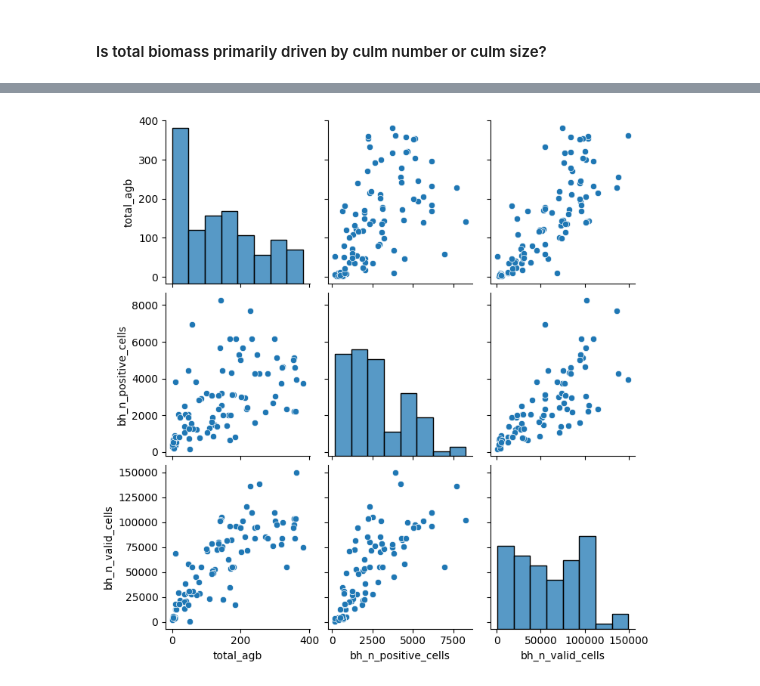
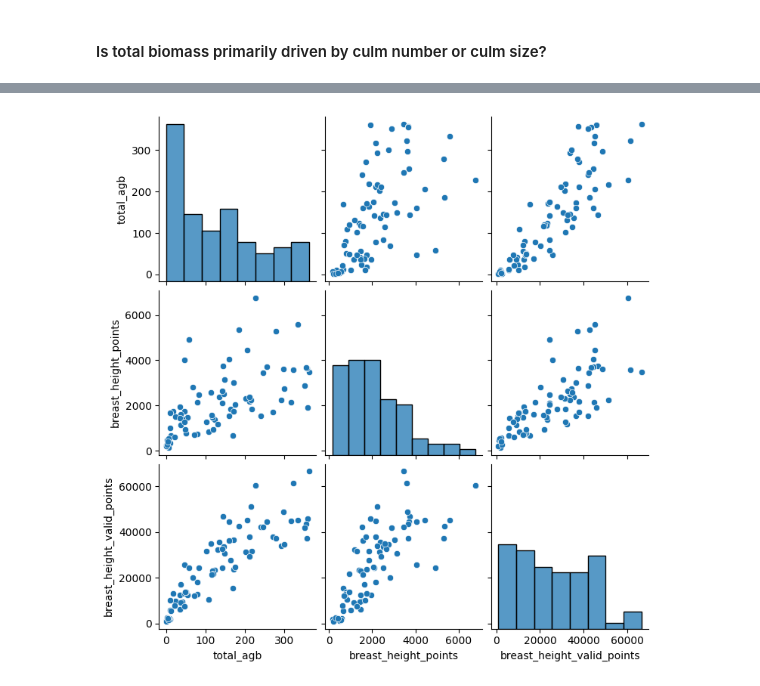
Before and after one commit to acreinsightsltd-terp/ECOPLANET-BIOMASS-MODELLING, a Jupyter notebook: 04_SCRIPTS/EDA/exploratory_data_analysis.ipynb, the cells around one changed output, grey strips where cells are left out. Cells and saved outputs as stored; diff of their text form; code cells hidden in the pictures.

Commit message:
Edited markdown cells and general documentation

```diff
--- a/04_SCRIPTS/EDA/exploratory_data_analysis.ipynb
+++ b/04_SCRIPTS/EDA/exploratory_data_analysis.ipynb
@@ -17,6 +44,6 @@ import os
 # %%
 inter_dir = '../../02_INTERMEDIATE'
-merged_filepath = f'{inter_dir}/final_bamboo_parameters_v08.gpkg'
+merged_filepath = f'{inter_dir}/merged_acre_ecoplanet_parameters.gpkg'
 if os.path.exists(merged_filepath):
     gdf = gpd.read_file(merged_filepath)
 else:
@@ -208,3 +260,7 @@ plt.show()
 # %%
 gdf = gdf[gdf['year'] == 2026]
+target_plot = '1a-GB-05'
+target_date = '3/13/2026'
+# filter out the specific rows using boolean indexing
+gdf = gdf[~((gdf['psp'] == target_plot) & (gdf['date_of_collection'] == target_date))]
 gdf = gdf[gdf['total_agb'] != 0]
@@ -391,13 +435,12 @@ Index(['psp', 'year', 'date_of_collection', 'clump_id', 'total_culms',
 # %%
 sns.pairplot(
     df[
         [
             "total_agb",
-            'bh_n_positive_cells', 'bh_n_valid_cells'
+            'breast_height_points', 'breast_height_valid_points'
         ]
     ]
 )
-# plt.savefig(f'{inter_dir}/GRAPHICS/eda_pairplot_density.png', dpi=300)
 plt.show()
 # %% [output]
-[figure, old version]
+[figure, new version]
```
Also changed, not shown: parts of 94 cells of this notebook.
